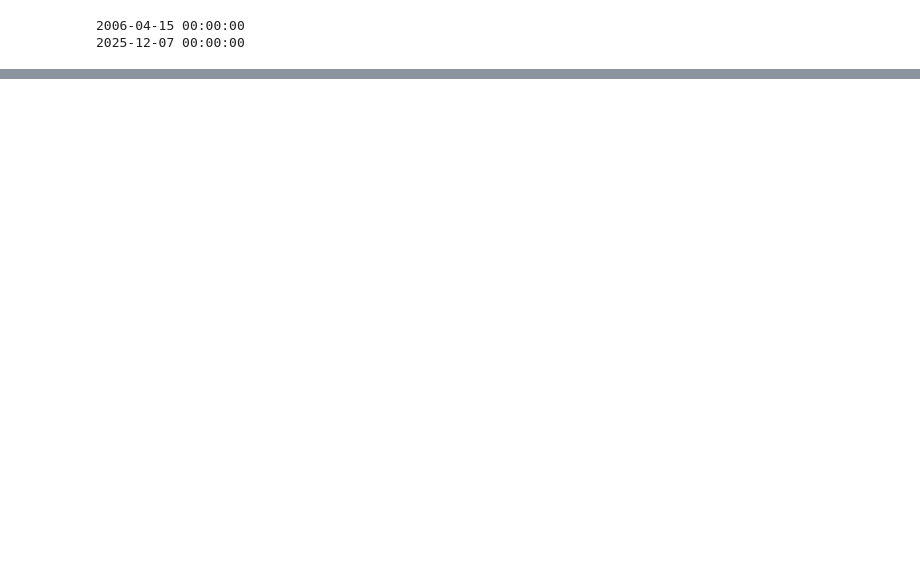
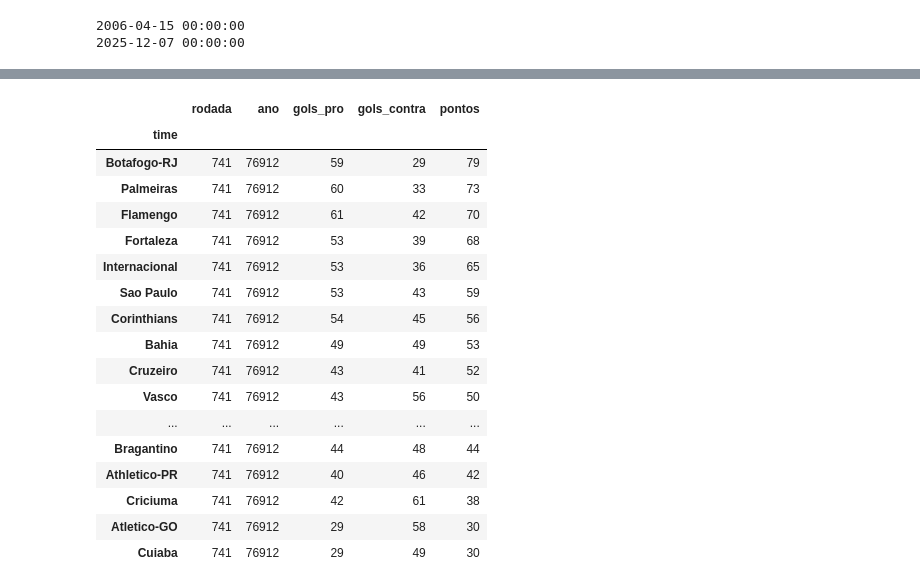
Before and after one commit to murilojusti/previsao_brasileirao, a Jupyter notebook: previsao.ipynb, the cells around one changed output, grey strips where cells are left out. Drawn from its saved outputs; the diff is of its cells as text; code cells hidden in the pictures; blank space fills up the shorter version.

Commit message:
Transformação da base de jogos em tabela de classificação

```diff
--- a/previsao.ipynb
+++ b/previsao.ipynb
@@ -89,0 +130,8 @@ print(df['data'].max())
+# %%
+# Criando dataframe apenas com os jogos dos times mandante
+df_mandante = df[['rodada', 'ano', 'mandante', 'placar_mandante', 'placar_visitante', 'pontos_mandante']]
+
+# Renomeando as colunas
+df_mandante = df_mandante.rename(columns={'rodada':'rodada', 'ano':'ano', 'mandante':'time', 'placar_mandante':'gols_pro', 'placar_visitante':'gols_contra', 'pontos_mandante':'pontos'})
+
+df_mandante.head()
@@ -89,0 +145,8 @@ print(df['data'].max())
+# %%
+# Criando dataframe apenas com os jogos dos times visitantes
+df_visitante = df[['rodada', 'ano', 'visitante', 'placar_visitante', 'placar_mandante', 'pontos_visitante']]
+
+# Renomeando as colunas
+df_visitante = df_visitante.rename(columns={'rodada':'rodada', 'ano':'ano', 'visitante':'time', 'placar_visitante':'gols_pro', 'placar_mandante':'gols_contra', 'pontos_visitante':'pontos'})
+
+df_visitante.head()
@@ -89,0 +160,24 @@ print(df['data'].max())
+# %%
+df_tabela_total = pd.concat([df_mandante, df_visitante])
+# %%
+df_2024 = df_tabela_total[df_tabela_total['ano'] == 2024]
+df_2024.groupby(df_2024['time']).sum().sort_values(by=['pontos'], ascending=False)
+# %% [output]
+|  | rodada | ano | gols_pro | gols_contra | pontos |
+| time |  |  |  |  |  |
+| Botafogo-RJ | 741 | 76912 | 59 | 29 | 79 |
+| Palmeiras | 741 | 76912 | 60 | 33 | 73 |
+| Flamengo | 741 | 76912 | 61 | 42 | 70 |
+| Fortaleza | 741 | 76912 | 53 | 39 | 68 |
+| Internacional | 741 | 76912 | 53 | 36 | 65 |
+| Sao Paulo | 741 | 76912 | 53 | 43 | 59 |
+| Corinthians | 741 | 76912 | 54 | 45 | 56 |
+| Bahia | 741 | 76912 | 49 | 49 | 53 |
+| Cruzeiro | 741 | 76912 | 43 | 41 | 52 |
+| Vasco | 741 | 76912 | 43 | 56 | 50 |
+| ... | ... | ... | ... | ... | ... |
+| Bragantino | 741 | 76912 | 44 | 48 | 44 |
+| Athletico-PR | 741 | 76912 | 40 | 46 | 42 |
+| Criciuma | 741 | 76912 | 42 | 61 | 38 |
+| Atletico-GO | 741 | 76912 | 29 | 58 | 30 |
+| Cuiaba | 741 | 76912 | 29 | 49 | 30 |
```
Also changed, not shown: parts of 10 cells of this notebook.
